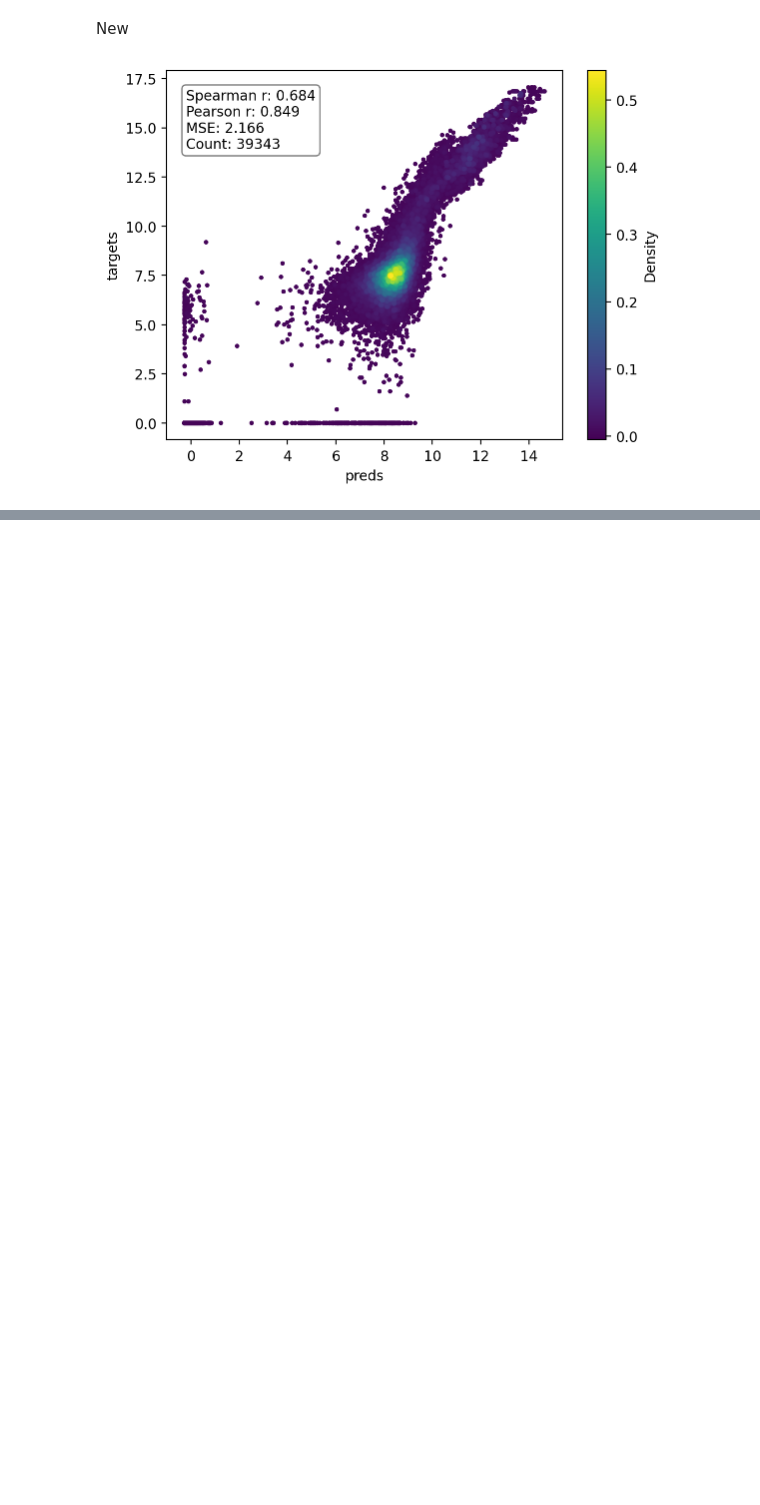
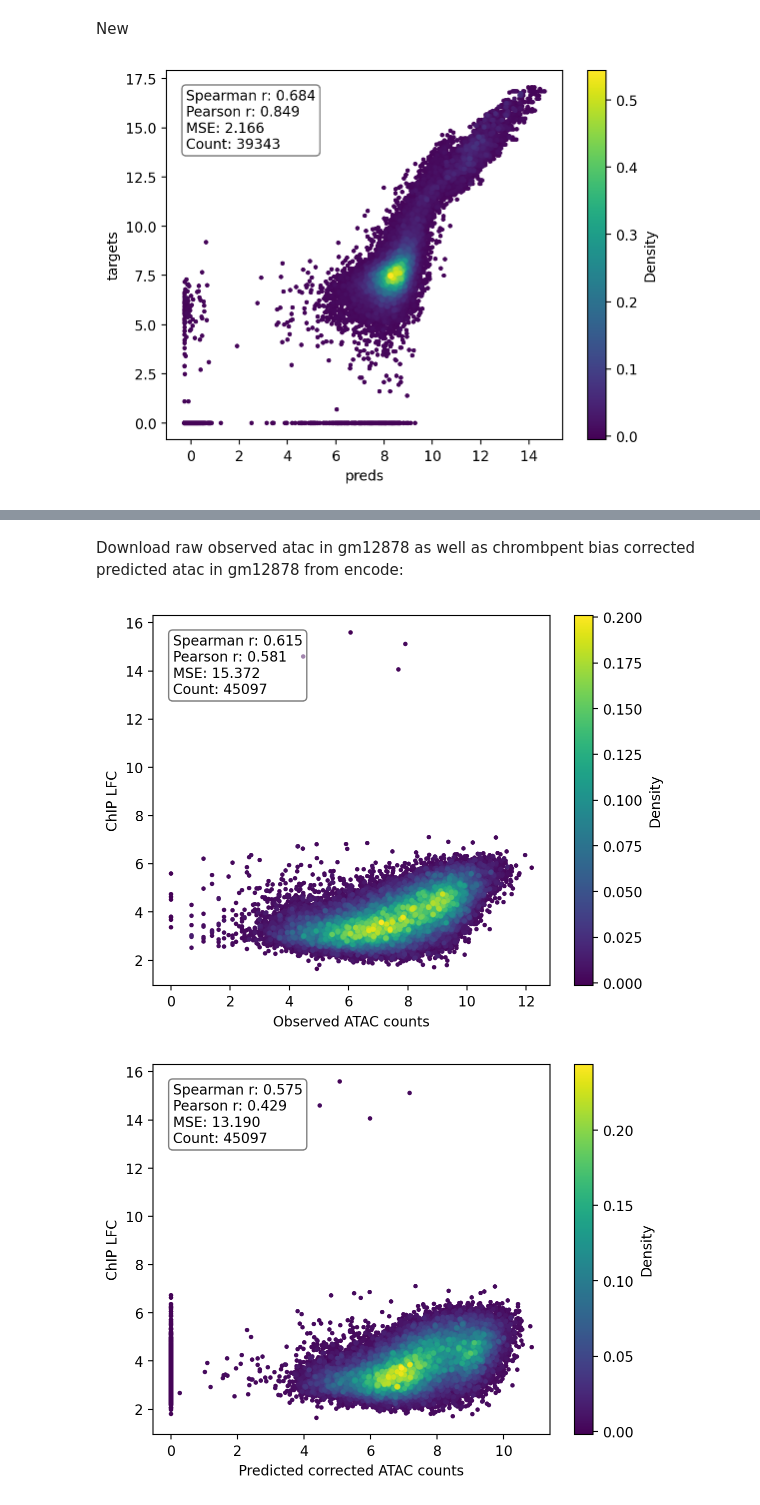
Before and after one commit to kundajelab/histobpnet, a Jupyter notebook: experiments/valeh/notebooks/12_5_2025.ipynb, the cells around one changed output, grey strips where cells are left out. Drawn from its saved outputs; the diff is of its cells as text; code cells hidden in the pictures; blank space fills up the shorter version.

```diff
--- a/experiments/valeh/notebooks/12_5_2025.ipynb
+++ b/experiments/valeh/notebooks/12_5_2025.ipynb
@@ -175,0 +180,2 @@ plt.show()
+# %% [markdown]
+Download raw observed atac in gm12878 as well as chrombpent bias corrected predicted atac in gm12878 from encode:
@@ -175,0 +236,32 @@ plt.show()
+# %%
+lfc = []
+for o, p in zip(chip_cts, inputc_cts):
+    lfc.append(np.log2((o[0] + 1) / (p[0] + 1)))
+lfc = np.array(lfc)
+
+obs_atac_cts = [v[0] for v in obs_atac_cts]
+pred_corr_atac_cts = [v[0] for v in pred_corr_atac_cts]
+obs_atac_cts = np.array(obs_atac_cts).squeeze()
+pred_corr_atac_cts = np.array(pred_corr_atac_cts).squeeze()
+
+chip_cts = np.array([v[0] for v in chip_cts]).squeeze()
+inputc_cts = np.array([v[0] for v in inputc_cts]).squeeze()
+# %%
+# plot lfc vs obs_atac_cts
+density_scatter(np.log1p(obs_atac_cts), lfc, "Observed ATAC counts", "ChIP LFC", s=5, bins=200, incl_stats=True)
+plt.show()
+
+# plot lfc vs pred_corr_atac_cts
+density_scatter(np.log1p(pred_corr_atac_cts), lfc, "Predicted corrected ATAC counts", "ChIP LFC", s=5, bins=200, incl_stats=True)
+plt.show()
+
+# plot chip_cts vs inputc_cts
+density_scatter(inputc_cts, chip_cts, "Input control counts", "ChIP counts", s=5, bins=200, incl_stats=True)
+plt.show()
+
+# plot chip_cts vs pred_corr_atac_cts
+density_scatter(pred_corr_atac_cts, chip_cts, "Predicted corrected ATAC counts", "ChIP counts", s=5, bins=200, incl_stats=True)
+plt.show()
+# %% [output]
+[figure, added]
+[figure, added]
```
Also changed, not shown: parts of 42 cells of this notebook, 4 other files.
